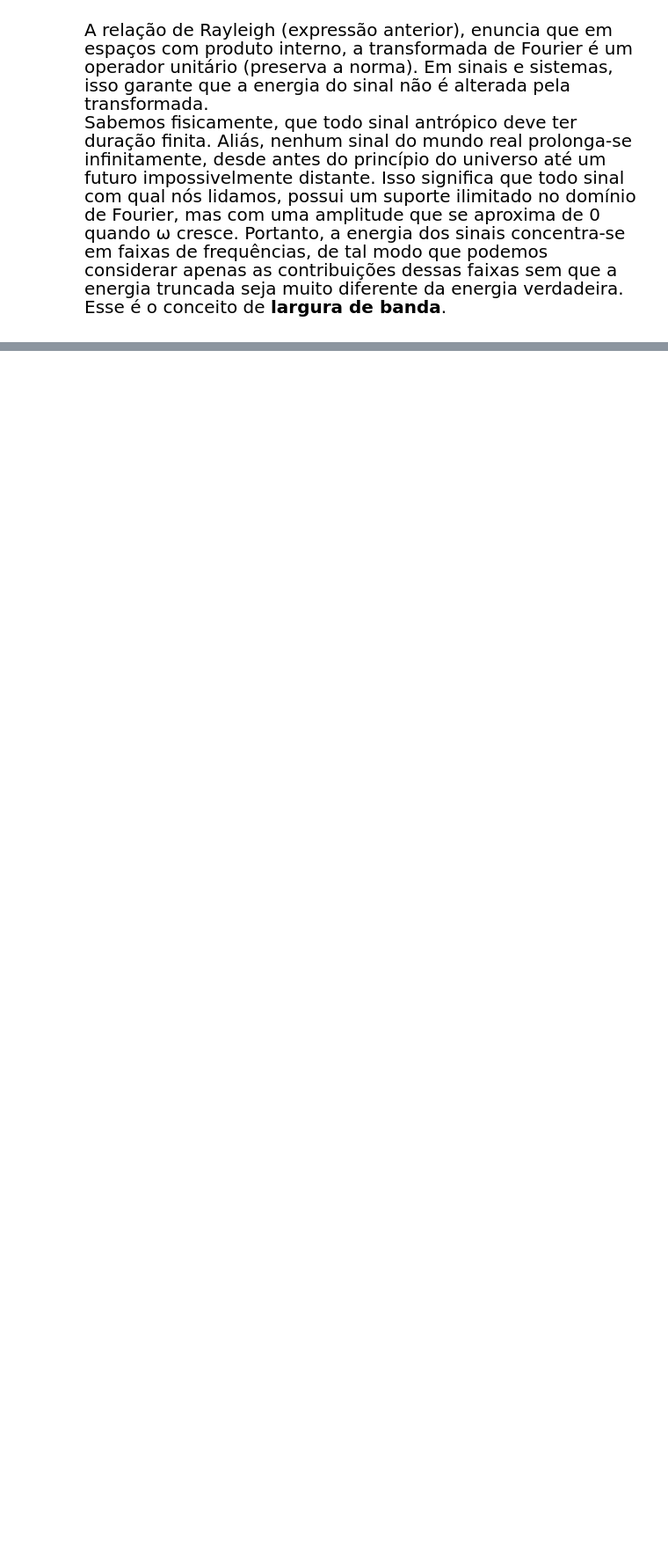
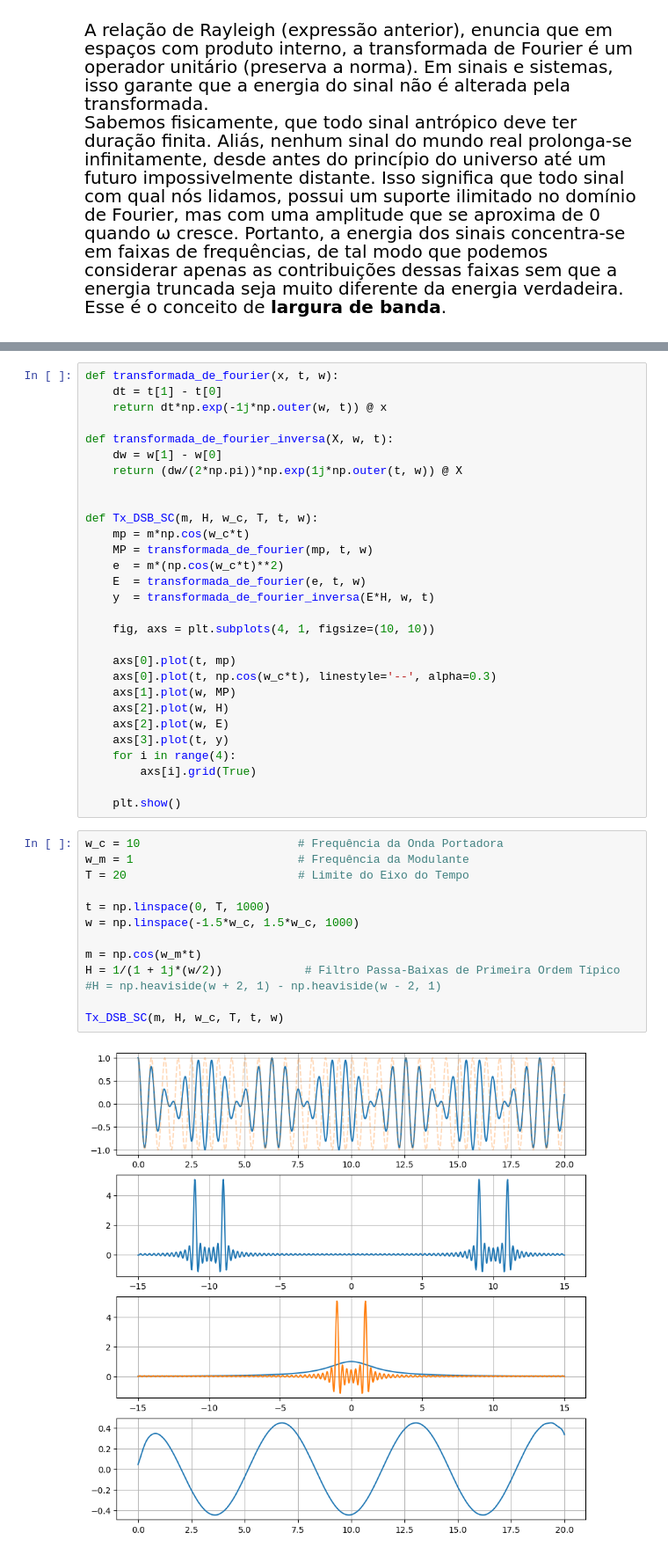
Before and after one commit to BernardoPimentel4214/Sinais-e-Sistemas, a Jupyter notebook: 2 - Análise no Domínio da Frequência.ipynb, the cells around one changed output, grey strips where cells are left out. Shown at 88% size. Cells and saved outputs as stored; diff of their text form; blank space fills up the shorter version.

Commit message:
Fourier versão 1.0 finalizado

```diff
--- a/2 - Análise no Domínio da Frequência.ipynb
+++ b/2 - Análise no Domínio da Frequência.ipynb
@@ -556,0 +549,44 @@ $$
+# %%
+def transformada_de_fourier(x, t, w):
+    dt = t[1] - t[0]
+    return dt*np.exp(-1j*np.outer(w, t)) @ x
+
+def transformada_de_fourier_inversa(X, w, t):
+    dw = w[1] - w[0]
+    return (dw/(2*np.pi))*np.exp(1j*np.outer(t, w)) @ X
+
+
+def Tx_DSB_SC(m, H, w_c, T, t, w):
+    mp = m*np.cos(w_c*t)
+    MP = transformada_de_fourier(mp, t, w)
+    e  = m*(np.cos(w_c*t)**2)
+    E  = transformada_de_fourier(e, t, w)
+    y  = transformada_de_fourier_inversa(E*H, w, t)
+
+    fig, axs = plt.subplots(4, 1, figsize=(10, 10))
+
+    axs[0].plot(t, mp)
+    axs[0].plot(t, np.cos(w_c*t), linestyle='--', alpha=0.3)
+    axs[1].plot(w, MP)
+    axs[2].plot(w, H)
+    axs[2].plot(w, E)
+    axs[3].plot(t, y)
+    for i in range(4):
+        axs[i].grid(True)
+
+    plt.show()
+# %%
+w_c = 10                       # Frequência da Onda Portadora
+w_m = 1                        # Frequência da Modulante
+T = 20                         # Limite do Eixo do Tempo
+
+t = np.linspace(0, T, 1000)
+w = np.linspace(-1.5*w_c, 1.5*w_c, 1000)
+
+m = np.cos(w_m*t)
+H = 1/(1 + 1j*(w/2))            # Filtro Passa-Baixas de Primeira Ordem Típico
+#H = np.heaviside(w + 2, 1) - np.heaviside(w - 2, 1)
+
+Tx_DSB_SC(m, H, w_c, T, t, w)
+# %% [output]
+[figure, added]
```
Also changed, not shown: parts of 2 cells of this notebook.
